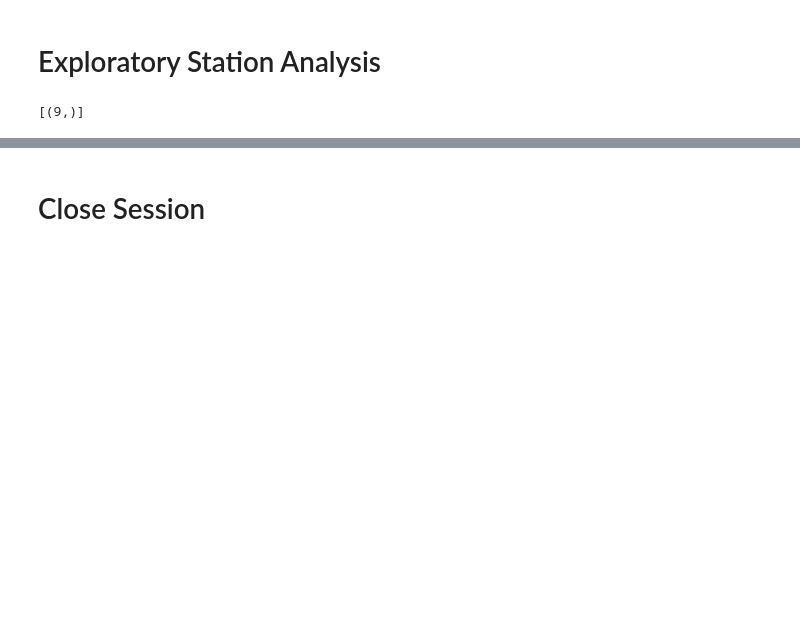
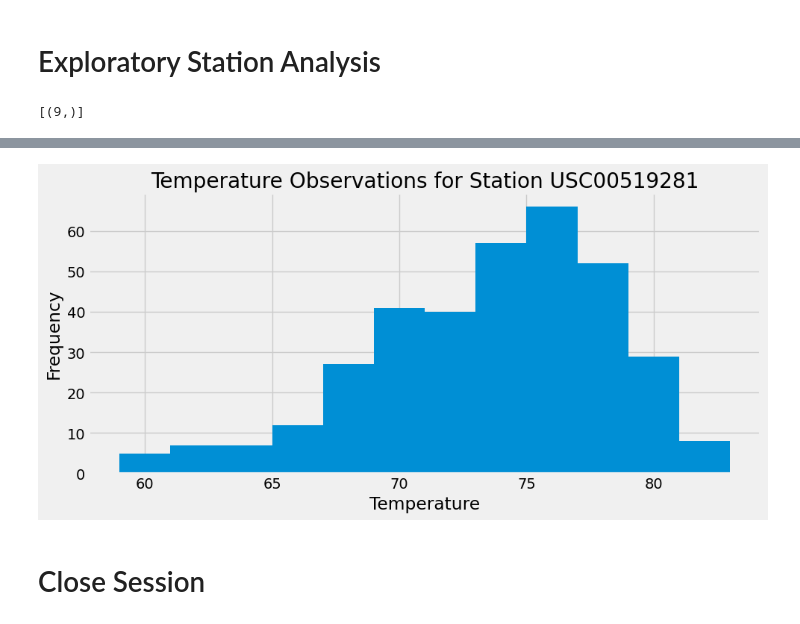
Before and after one commit to ricsalazar810/sqlalchemy-challenge, a Jupyter notebook: climate_starter.ipynb, the cells around one changed output, grey strips where cells are left out. Cells and saved outputs as stored; diff of their text form; code cells hidden in the pictures; blank space fills up the shorter version.

```diff
--- a/climate_starter.ipynb
+++ b/climate_starter.ipynb
@@ -98,3 +98,6 @@ session.query(func.count(Station.station)).all()
 # Design a query to find the most active stations (i.e. which stations have the most rows?)
 # List the stations and their counts in descending order.
 session.query(Measurement.station, func.count(Measurement.station))
+station_activity = session.query(Measurement.station, func.count(Measurement.station).label('count')).\
+    group_by(Measurement.station).\
+    order_by(func.count(Measurement.station).desc()).all()
@@ -111,3 +104,7 @@ session.query(Measurement.station, func.count(Measurement.station))
 # %%
 # Using the most active station id from the previous query, calculate the lowest, highest, and average temperature.
+most_active_station = station_activity[0][0]
+temp_stats = session.query(func.min(Measurement.tobs), func.max(Measurement.tobs), func.avg(Measurement.tobs)).\
+    filter(Measurement.station == most_active_station).all()
+print(f"Min: {temp_stats[0][0]}, Max: {temp_stats[0][1]}, Avg: {round(temp_stats[0][2], 2)}")
 # %% [output]
@@ -121,3 +112,25 @@ Text(0.5, 4.183333333333314, 'Temperature')
+# %%
+# Using the most active station id
+# Query the last 12 months of temperature observation data for this station and plot the results as a histogram
+one_year_ago = dt.datetime.strptime(most_recent_date_in_dataset[0], '%Y-%m-%d') - dt.timedelta(days=365)
+
+temp_data = session.query(Measurement.tobs).\
+    filter(Measurement.station == most_active_station).\
+    filter(Measurement.date >= one_year_ago).all()
+
+#Create a list from the temp_data
+temp_data = [temp[0] for temp in temp_data]
+
+# Plot the results as a histogram
+plt.figure(figsize=(10,5))
+plt.hist(temp_data, bins=12)
+plt.title(f"Temperature Observations for Station {most_active_station}")
+plt.xlabel("Temperature")
+plt.ylabel("Frequency")
+plt.tight_layout()
+plt.show()
+# %% [output]
+[figure, added]
 # %% [markdown]
 # Close Session
 # %%
```
Also changed, not shown: parts of 4 cells of this notebook, 2 other files.
